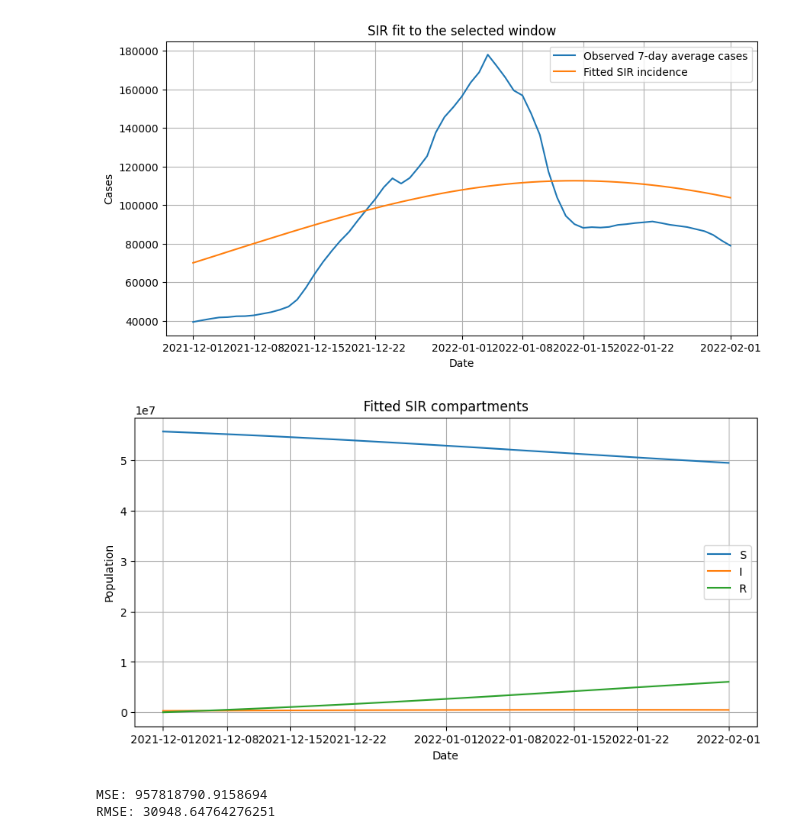
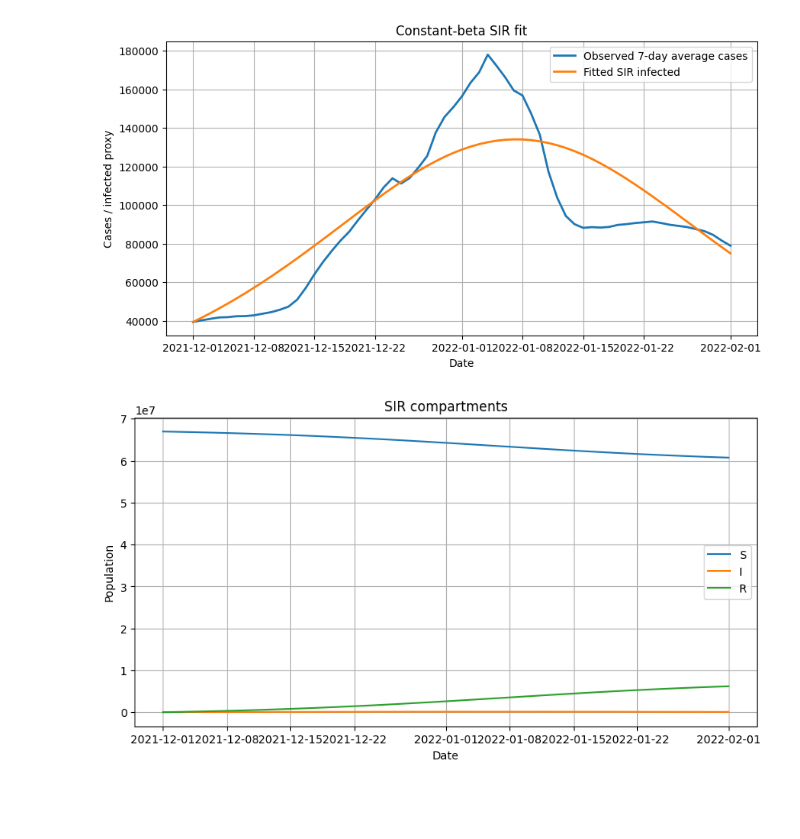
Before and after one commit to SequorIkkyu/covid-m4r, a Jupyter notebook: notebooks/sir_modelling_uk1.ipynb, the cells around one changed output. Saved outputs shown, nothing was run; the diff lists cells and outputs as text; code cells hidden in the pictures; blank space fills up the shorter version.

```diff
--- a/notebooks/sir_modelling_uk1.ipynb
+++ b/notebooks/sir_modelling_uk1.ipynb
@@ -95,10 +0,0 @@ def simulate_sir(beta, gamma, N, S0, I0, R0, t_eval):
-# %%
-def loss_fn(params):
-    beta, gamma = params
-
-    if beta <= 0 or gamma <= 0:
-        return 1e20
-
-    S, I, R, incidence = simulate_sir(beta, gamma, N, S0, I0, R0, t_data)
-
-    return np.mean((incidence - y_data) ** 2)
@@ -130,34 +87,24 @@ S_fit, I_fit, R_fit, incidence_fit = simulate_sir(
 # %%
 plt.figure(figsize=(10, 5))
-plt.plot(df_sir["date"], y_data, label="Observed 7-day average cases")
-plt.plot(df_sir["date"], incidence_fit, label="Fitted SIR incidence")
-plt.title("SIR fit to the selected window")
+plt.plot(df_fit["date"], data, label="Observed 7-day average cases", linewidth=2)
+plt.plot(df_fit["date"], I_fit, label="Fitted SIR infected", linewidth=2)
+plt.title("Constant-beta SIR fit")
 plt.xlabel("Date")
-plt.ylabel("Cases")
+plt.ylabel("Cases / infected proxy")
 plt.legend()
 plt.grid()
 plt.show()
+
+plt.figure(figsize=(10, 5))
+plt.plot(df_fit["date"], S_fit, label="S")
+plt.plot(df_fit["date"], I_fit, label="I")
+plt.plot(df_fit["date"], R_fit, label="R")
+plt.title("SIR compartments")
+plt.xlabel("Date")
+plt.ylabel("Population")
+plt.legend()
+plt.grid()
+plt.show()
 # %% [output]
-[figure, old version]
+[figure, new version]
+[figure, added]
-# %%
-plt.figure(figsize=(10, 5))
-plt.plot(df_sir["date"], S_fit, label="S")
-plt.plot(df_sir["date"], I_fit, label="I")
-plt.plot(df_sir["date"], R_fit, label="R")
-plt.title("Fitted SIR compartments")
-plt.xlabel("Date")
-plt.ylabel("Population")
-plt.legend()
-plt.grid()
-plt.show()
-# %% [output]
-[figure, removed]
-# %%
-mse = np.mean((incidence_fit - y_data) ** 2)
-rmse = np.sqrt(mse)
-
-print("MSE:", mse)
-print("RMSE:", rmse)
-# %% [output]
-MSE: 957818790.9158694
-RMSE: 30948.64764276251
```
Also changed, not shown: parts of 18 cells of this notebook, 2 other files.
